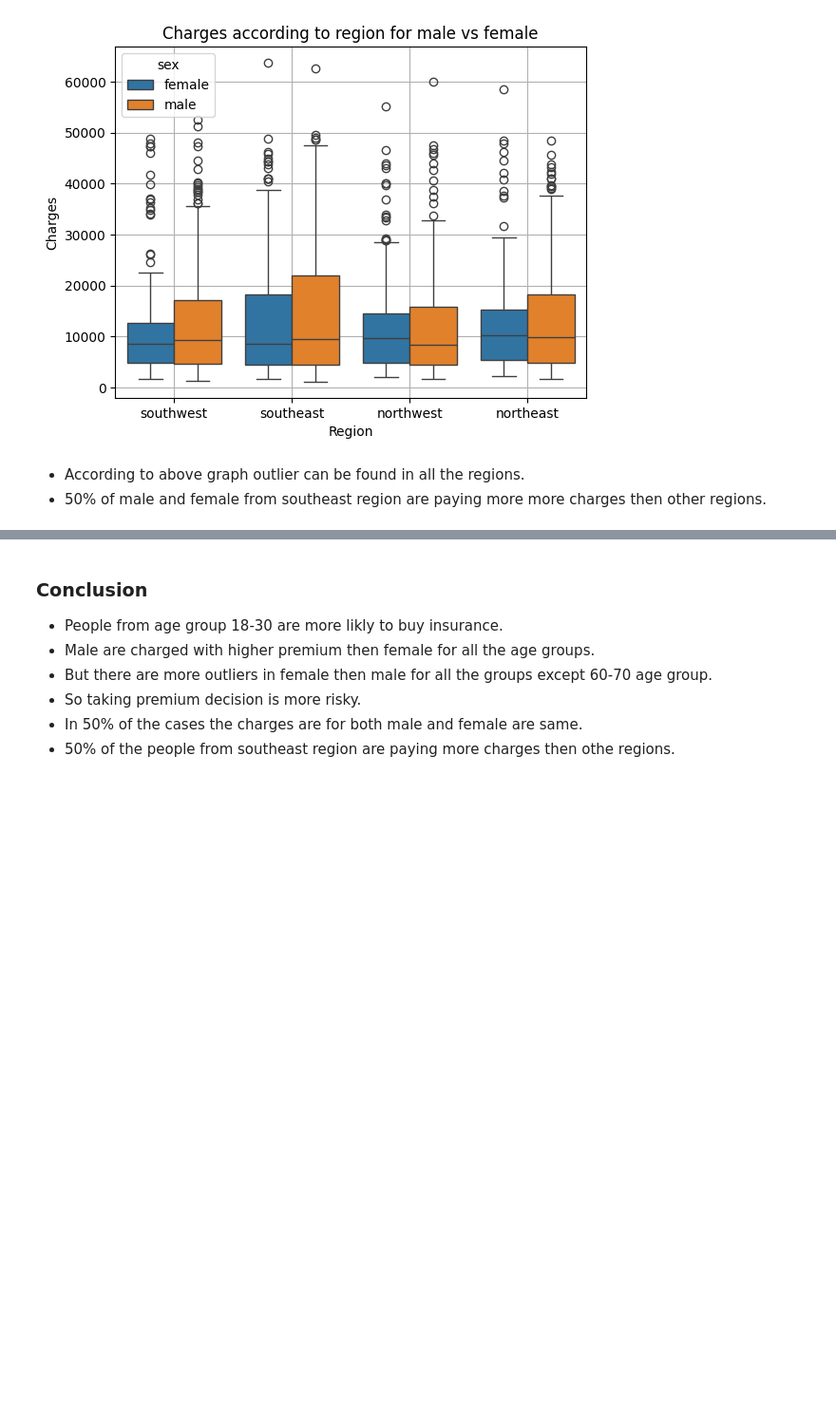
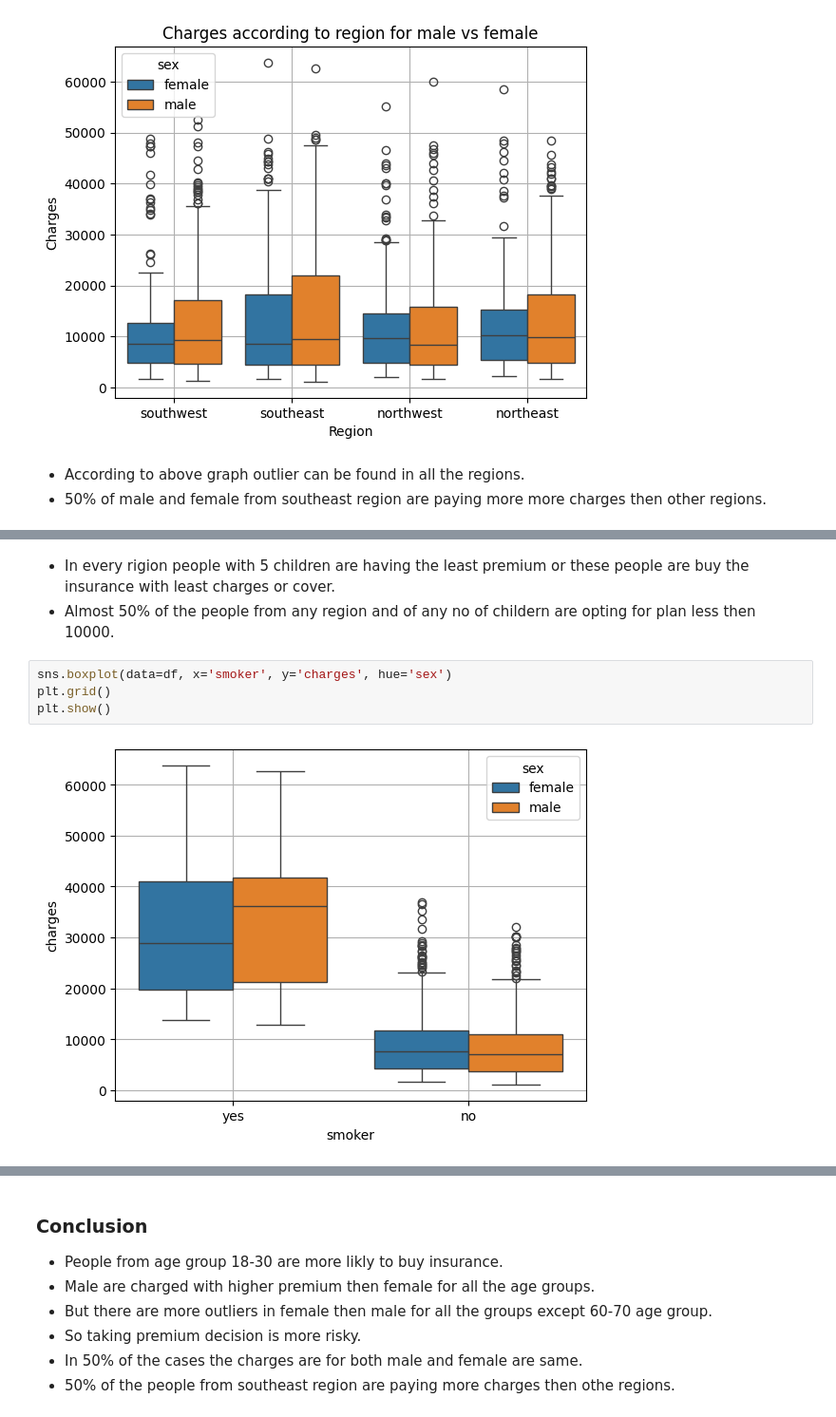
Before and after one commit to rushi0808/insurance-prediction, a Jupyter notebook: notebooks/EDA.ipynb, the cells around one changed output, grey strips where cells are left out. Shown at 95% size. Saved outputs shown, nothing was run; the diff lists cells and outputs as text; blank space fills up the shorter version.

```diff
--- a/notebooks/EDA.ipynb
+++ b/notebooks/EDA.ipynb
@@ -141,0 +148,9 @@ plt.show()
+# %% [markdown]
+- In every rigion people with 5 children are having the least premium or these people are buy the insurance with least charges or cover.
+- Almost 50% of the people from any region and of any no of childern are opting for plan less then 10000.
+# %%
+sns.boxplot(data=df, x='smoker', y='charges', hue='sex')
+plt.grid()
+plt.show()
+# %% [output]
+[figure, added]
```
Also changed, not shown: parts of 5 cells of this notebook, 2 other files.
